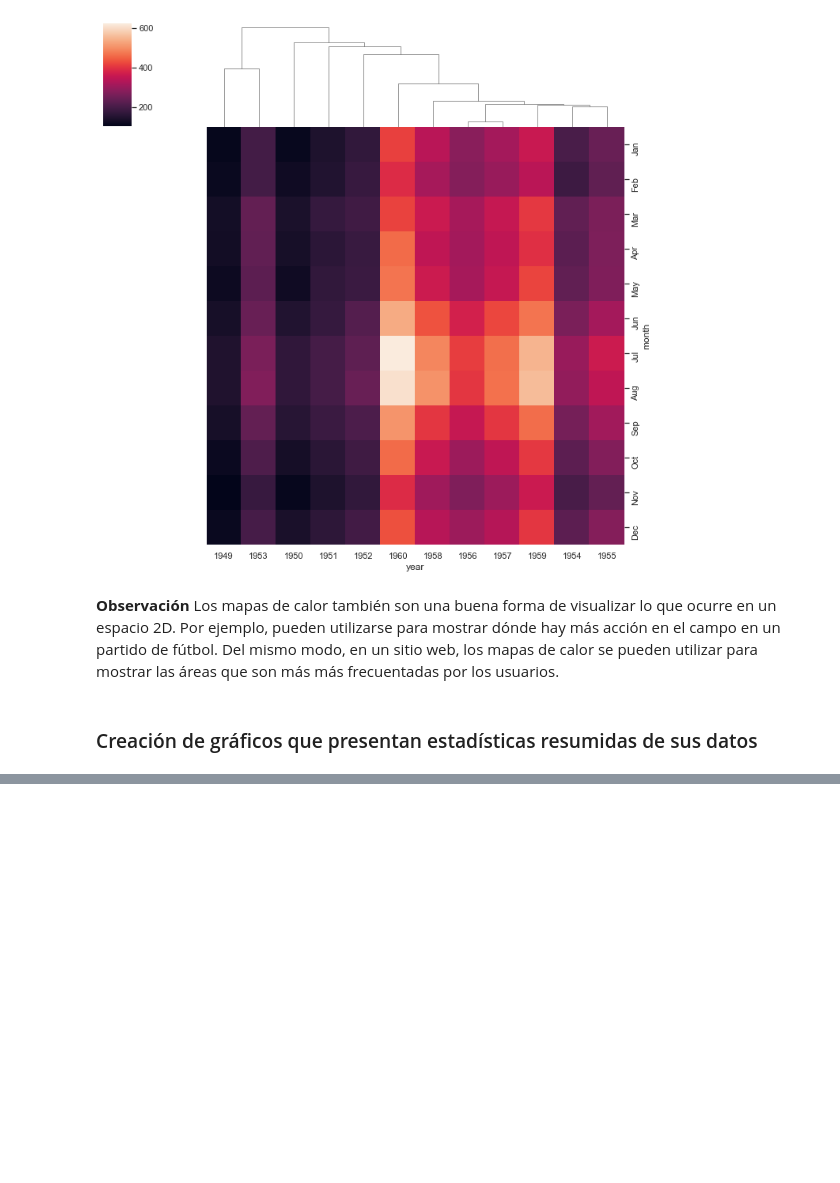
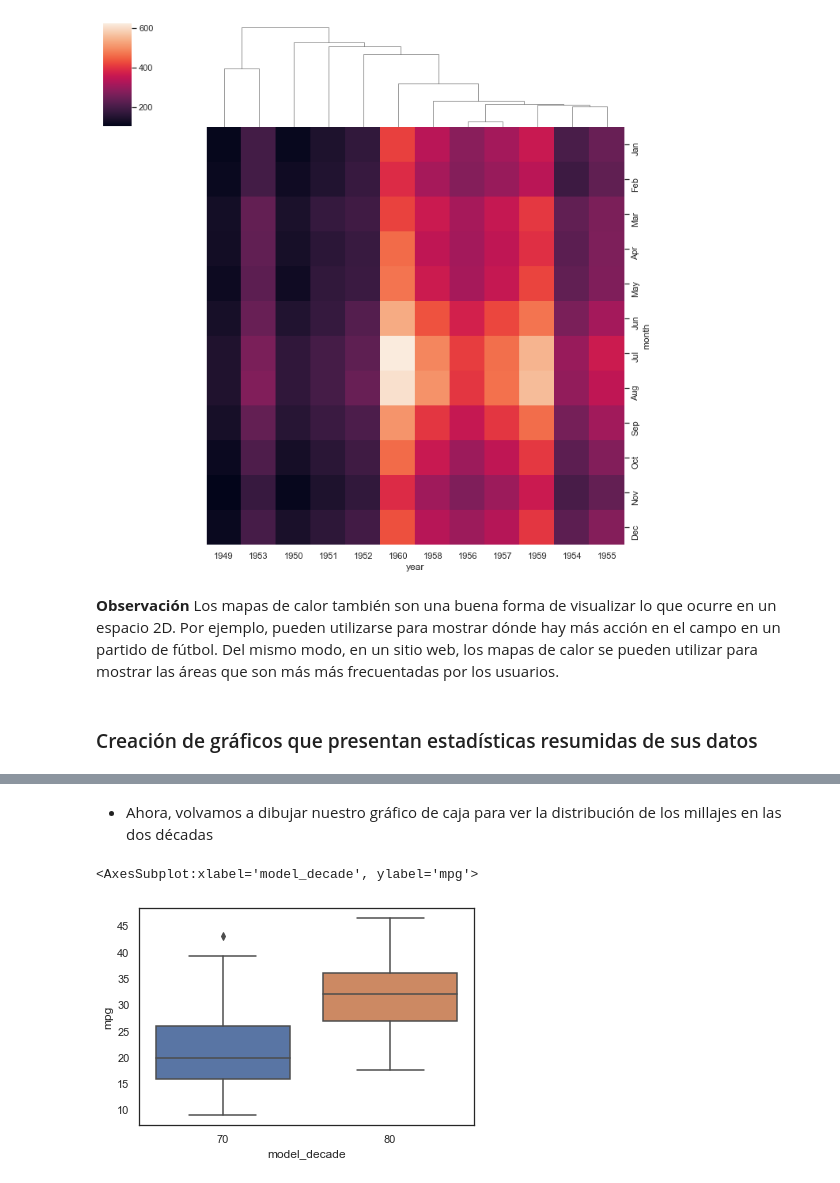
Before and after one commit to lihkir/Uninorte, a Jupyter notebook: AppliedStatisticMS/DataVisualizationRPython/Lectures/Python/Section1.py.ipynb, the cells around one changed output, grey strips where cells are left out. Saved outputs shown, nothing was run; the diff lists cells and outputs as text; code cells hidden in the pictures; blank space fills up the shorter version.

```diff
--- a/AppliedStatisticMS/DataVisualizationRPython/Lectures/Python/Section1.py.ipynb
+++ b/AppliedStatisticMS/DataVisualizationRPython/Lectures/Python/Section1.py.ipynb
@@ -1001,0 +1043,5 @@ ax = sns.clustermap(df_pivoted, row_cluster=False, metric='correlation', method=
+# %%
+import numpy as np
+mpg_df['model_decade'] = np.floor(mpg_df.model_year/10)*10
+mpg_df['model_decade'] = mpg_df['model_decade'].astype(int)
+mpg_df.tail()
@@ -1001,0 +1055,7 @@ ax = sns.clustermap(df_pivoted, row_cluster=False, metric='correlation', method=
+# %% [markdown]
+- Ahora, volvamos a dibujar nuestro gráfico de caja para ver la distribución de los millajes en las dos décadas
+# %%
+sns.boxplot(x='model_decade', y='mpg', data=mpg_df)
+# %% [output]
+<AxesSubplot:xlabel='model_decade', ylabel='mpg'>
+[figure, added]
```
Also changed, not shown: parts of 45 cells of this notebook.
